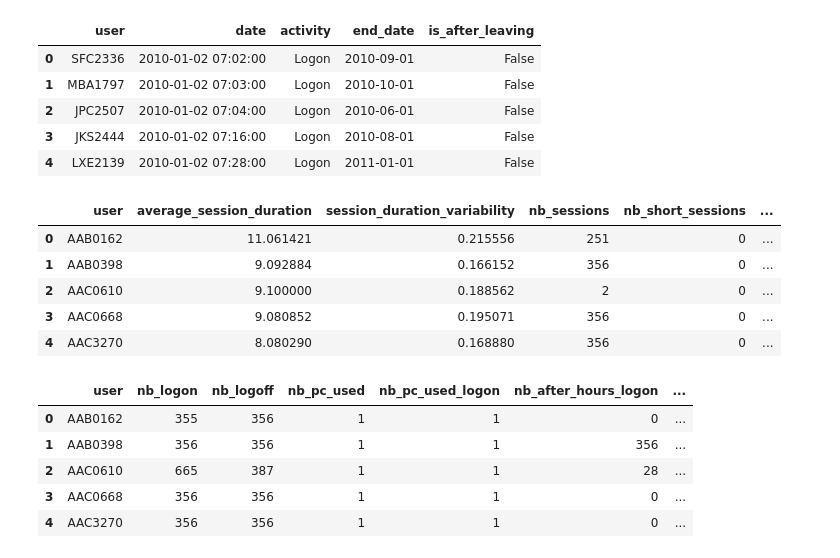
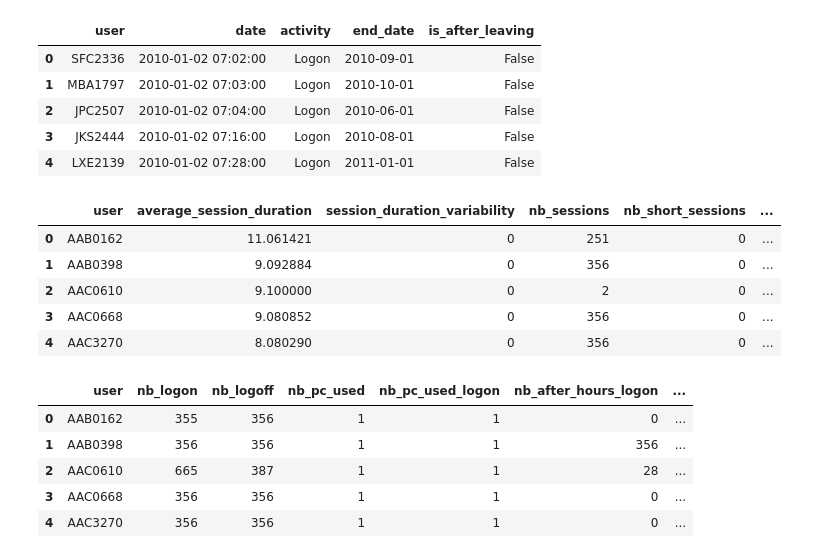
Before and after one commit to SamiKarboubi/CERT-Insider-Threat-Detection, a Jupyter notebook: features_extraction.ipynb, the cells around one changed output. Cells and saved outputs as stored; diff of their text form; code cells hidden in the pictures.

```diff
--- a/features_extraction.ipynb
+++ b/features_extraction.ipynb
@@ -322,39 +322,39 @@ features_sessions = sessions.groupby('user').agg(
     nb_sessions                  = ('duration_hours', 'count'),
     nb_short_sessions            = ('duration_hours', lambda x: (x < 0.1).sum()),
 ).reset_index()
 
 features_sessions['ratio_short_sessions'] = (
     features_sessions['nb_short_sessions'] / features_sessions['nb_sessions']
 )
 
 logon_events['prev_activity'] = logon_events.groupby('user')['activity'].shift(1)
 logon_events['prev_pc']       = logon_events.groupby('user')['pc'].shift(1)
 
 suspicious_multipc = logon_events[
     (logon_events['activity'] == 'Logon') &
     (logon_events['prev_activity'] == 'Logon') &
     (logon_events['pc'] != logon_events['prev_pc'])
 ]
 
 multi_pc_users = suspicious_multipc['user'].unique()
 
 features_sessions['used_multi_pc_simultaneously'] = (
     features_sessions['user'].isin(multi_pc_users).astype(int)
 )
 
 features_sessions['session_duration_variability'] = (
-    features_sessions['session_duration_variability'].fillna(0)
+    features_sessions['session_duration_variability'].fillna(0).astype(int)
 )
 
 
 features_sessions.head()
 # %% [output]
 |  | user | average_session_duration | session_duration_variability | nb_sessions | nb_short_sessions | ... |
-| 0 | AAB0162 | 11.061421 | 0.215556 | 251 | 0 | ... |
-| 1 | AAB0398 | 9.092884 | 0.166152 | 356 | 0 | ... |
-| 2 | AAC0610 | 9.100000 | 0.188562 | 2 | 0 | ... |
-| 3 | AAC0668 | 9.080852 | 0.195071 | 356 | 0 | ... |
-| 4 | AAC3270 | 8.080290 | 0.168880 | 356 | 0 | ... |
+| 0 | AAB0162 | 11.061421 | 0 | 251 | 0 | ... |
+| 1 | AAB0398 | 9.092884 | 0 | 356 | 0 | ... |
+| 2 | AAC0610 | 9.100000 | 0 | 2 | 0 | ... |
+| 3 | AAC0668 | 9.080852 | 0 | 356 | 0 | ... |
+| 4 | AAC3270 | 8.080290 | 0 | 356 | 0 | ... |
 # %%
 logon_features = logon.groupby('user').agg(
     nb_logon = ('activity',lambda x : (x=='Logon').sum()),
```
Also changed, not shown: parts of 4 cells of this notebook.
